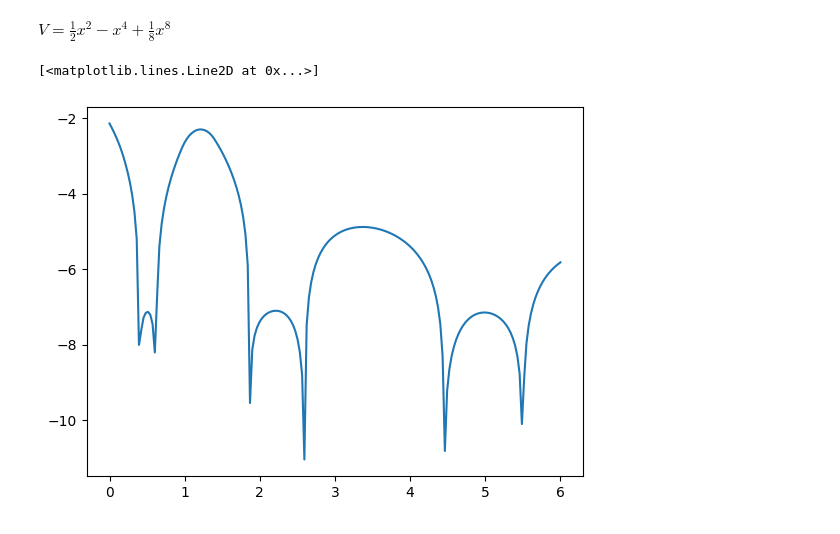
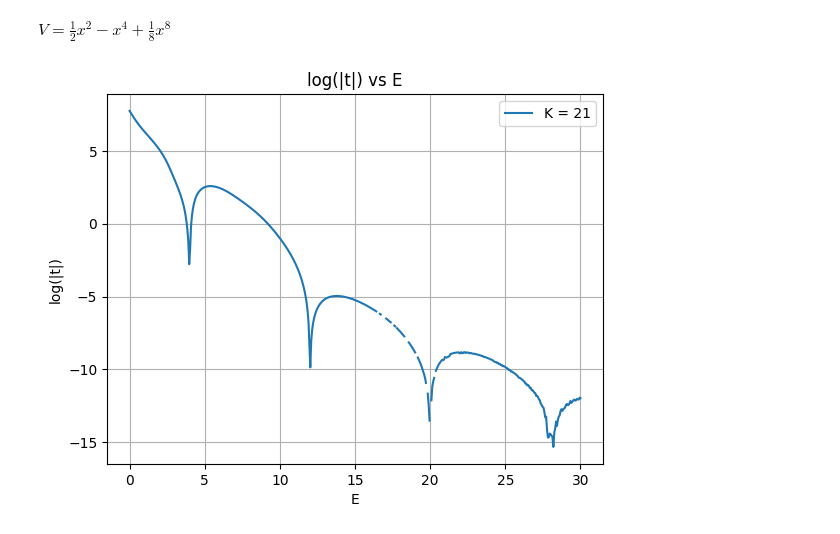
Before and after one commit to Newtech66/mtp-matrix-bootstrap, a Jupyter notebook: attempt.ipynb, the cells around one changed output. Cells and saved outputs as stored; diff of their text form; code cells hidden in the pictures.

```diff
--- a/attempt.ipynb
+++ b/attempt.ipynb
@@ -6,30 +6,36 @@ import matplotlib.pyplot as plt
 # %% [markdown]
 $V = \frac{1}{2}x^2 - x^4 +\frac{1}{8}x^8$
 # %%
-K = 12
-d = 8
+K = 21
+d = 2
 a = np.zeros(d + 1)
-a[2], a[4], a[8] = 1/2, -1, 1/8
+a[2] = 16
+# a[2], a[4], a[8] = 1/2, -1, 1/8
 # %%
 vars = cp.Variable((2 * K - 1), name='x')
+l = cp.Variable(1, name='t')
 E = cp.Parameter(nonneg=True)
 constraints = [vars[0] == 1]
-for i in range(1,2*K-1,2):
-    constraints += [vars[i] == 0]
 m = 0
+for i in range(1, 2*K-1, 2):
+    constraints.append(vars[i] == 0)
 while d + m <= 2 * K - 2:
     t = 4 * (m+1) * E * vars[m]
     if m >= 2:
         t = t + m * (m * m - 1) * vars[m - 2]
     for n in range(1, d):
-        t = t - 2 * (n + 2 * m + 2) * a[n] * vars[n + m]
+        if not np.isclose(a[n], 0):
+            t = t - 2 * (n + 2 * m + 2) * a[n] * vars[n + m]
     t = t / (2 * a[d] * (d + 2 * m + 2))
     constraints += [vars[d + m] == t]
     m += 1
 v1 = np.zeros(K)
 v2 = np.zeros(K)
 M = 0
-for i in range(2*K - 1):
+for i in range(2 * K - 1):
+    if i%2 == 1:
+        # odd values are zero
+        continue
     if i<K:
         v1[i] = 1
     else:
@@ -42,17 +48,24 @@ for i in range(2*K - 1):
 objective = cp.Maximize(cp.lambda_min(M))
 prob = cp.Problem(objective, constraints)
 # %%
-E_vals = np.linspace(0,6,num=200)
+E_vals = np.linspace(0,30,num=500)
 t_vals = []
 for val in E_vals:
     E.value = val
     try:
-        prob.solve(solver=cp.CLARABEL)
+        # prob.solve(solver=cp.SDPA,omegaStar=10.0)
+        # prob.solve(solver=cp.CLARABEL,max_iter=10000)
+        prob.solve(solver=cp.MOSEK,accept_unknown=True)
         t_vals.append(prob.value)
     except cp.SolverError:
         t_vals.append(-np.inf)
-# %%
-plt.plot(E_vals,np.log(np.abs(t_vals)))
-# %% [output]
-[<matplotlib.lines.Line2D at 0x...>]
-[figure, removed]
+# %%
+plt.plot(E_vals,np.log(np.abs(t_vals)),label=f'K = {K}')
+plt.title('log(|t|) vs E')
+plt.xlabel('E')
+plt.ylabel('log(|t|)')
+plt.legend()
+plt.grid()
+plt.show()
+# %% [output]
+[figure, added]
```
Also changed, not shown: 9 other files.
